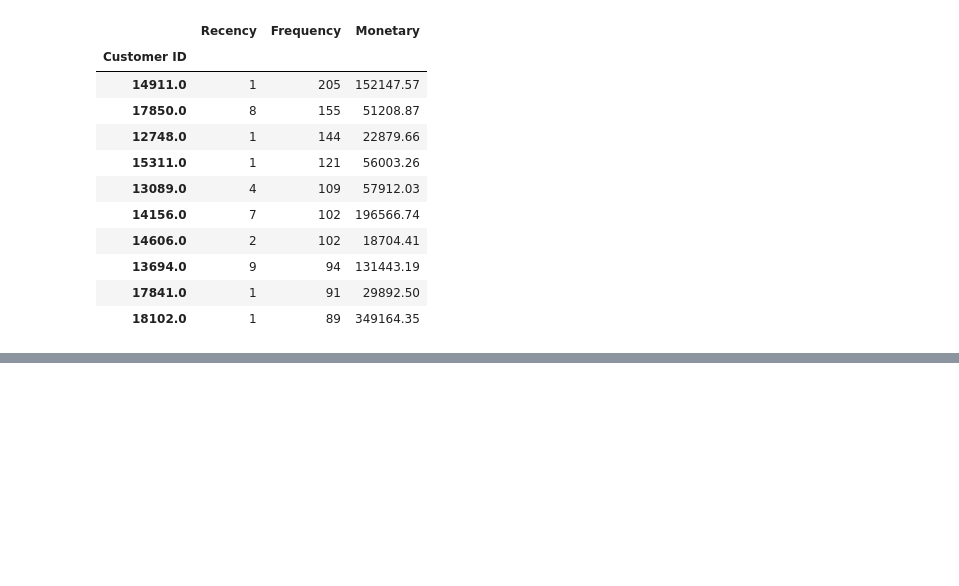
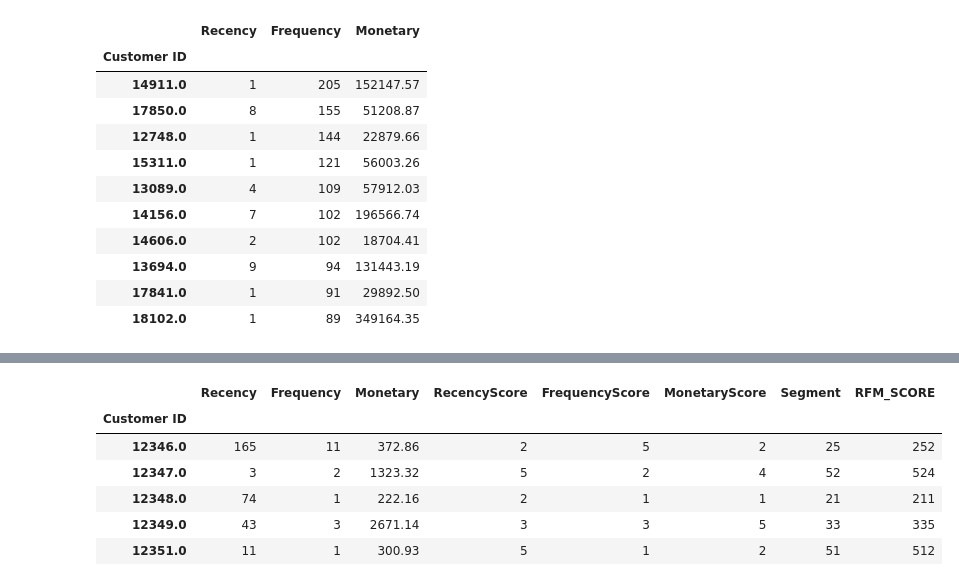
Before and after one commit to Abdulmujeeb-Taiwo/Customer-Segmentation, a Jupyter notebook: RFM_Analysis.ipynb, the cells around one changed output, grey strips where cells are left out. Cells and saved outputs as stored; diff of their text form; code cells hidden in the pictures; blank space fills up the shorter version.

```diff
--- a/RFM_Analysis.ipynb
+++ b/RFM_Analysis.ipynb
@@ -343,0 +388,6 @@ rfm_df.sort_values(by='Frequency', ascending=False).head(10)
+# %%
+rfm_df["RecencyScore"] = pd.qcut(rfm_df['Recency'] , 5, labels = [5,4,3,2,1])
+# %%
+rfm_df["FrequencyScore"]= pd.qcut(rfm_df["Frequency"].rank(method="first"),5, labels=[1,2,3,4,5])
+# %%
+rfm_df["MonetaryScore"] = pd.qcut(rfm_df['Monetary'] , 5, labels = [1, 2, 3, 4, 5])
@@ -343,0 +398,14 @@ rfm_df.sort_values(by='Frequency', ascending=False).head(10)
+# %%
+rfm_df["RFM_SCORE"] = (rfm_df['RecencyScore'].astype(str) +
+                    rfm_df['FrequencyScore'].astype(str) +
+                    rfm_df['MonetaryScore'].astype(str))
+
+rfm_df.head()
+# %% [output]
+|  | Recency | Frequency | Monetary | RecencyScore | FrequencyScore | MonetaryScore | Segment | RFM_SCORE |
+| Customer ID |  |  |  |  |  |  |  |  |
+| 12346.0 | 165 | 11 | 372.86 | 2 | 5 | 2 | 25 | 252 |
+| 12347.0 | 3 | 2 | 1323.32 | 5 | 2 | 4 | 52 | 524 |
+| 12348.0 | 74 | 1 | 222.16 | 2 | 1 | 1 | 21 | 211 |
+| 12349.0 | 43 | 3 | 2671.14 | 3 | 3 | 5 | 33 | 335 |
+| 12351.0 | 11 | 1 | 300.93 | 5 | 1 | 2 | 51 | 512 |
```
Also changed, not shown: parts of 11 cells of this notebook.
